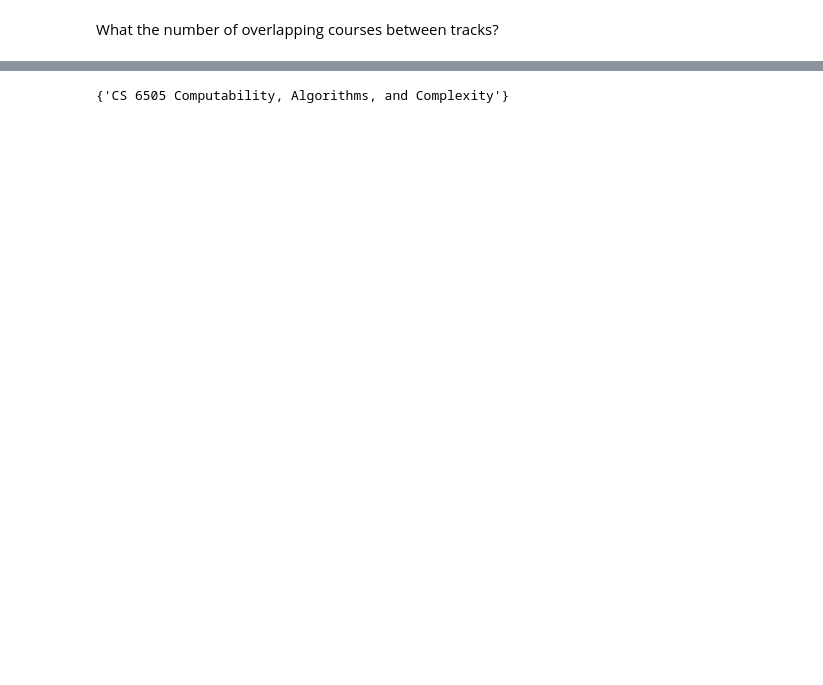
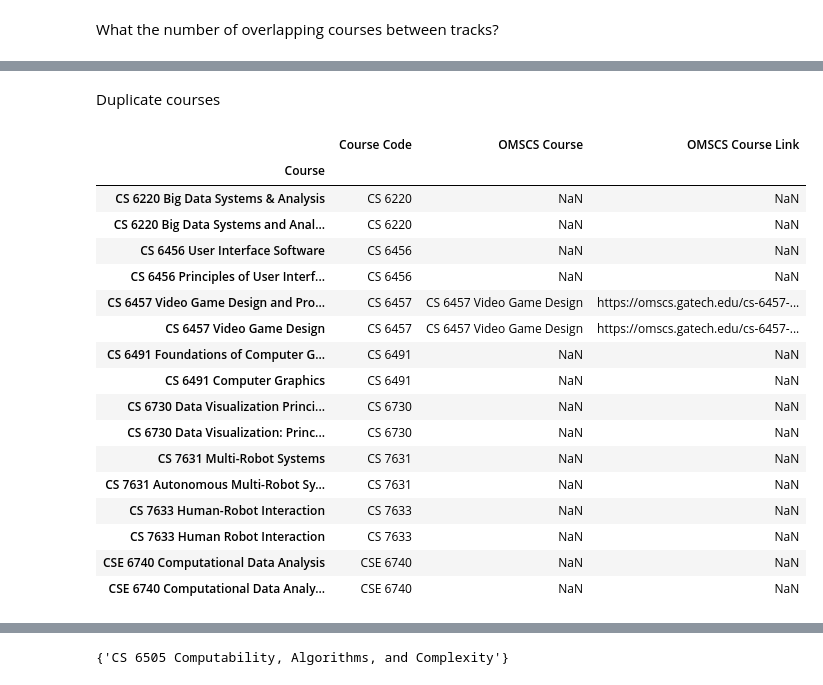
Before and after one commit to zhaoyi3264/gt-mscs, a Jupyter notebook: scrape.ipynb, the cells around one changed output, grey strips where cells are left out. Drawn from its saved outputs; the diff is of its cells as text; code cells hidden in the pictures; blank space fills up the shorter version.

```diff
--- a/scrape.ipynb
+++ b/scrape.ipynb
@@ -412 +360,24 @@ course_to_link.query('`Course Code` == "CS 6457"')
+# %% [markdown]
+Duplicate courses
+# %%
+course_to_omscs_course_info.query(f'`Course Code` in {dup_course_codes.index.to_list()}').sort_values('Course Code')
+# %% [output]
+|  | Course Code | OMSCS Course | OMSCS Course Link |
+| Course |  |  |  |
+| CS 6220 Big Data Systems & Analysis | CS 6220 | NaN | NaN |
+| CS 6220 Big Data Systems and Anal... | CS 6220 | NaN | NaN |
+| CS 6456 User Interface Software | CS 6456 | NaN | NaN |
+| CS 6456 Principles of User Interf... | CS 6456 | NaN | NaN |
+| CS 6457 Video Game Design and Pro... | CS 6457 | CS 6457 Video Game Design | https://omscs.gatech.edu/cs-6457-... |
+| CS 6457 Video Game Design | CS 6457 | CS 6457 Video Game Design | https://omscs.gatech.edu/cs-6457-... |
+| CS 6491 Foundations of Computer G... | CS 6491 | NaN | NaN |
+| CS 6491 Computer Graphics | CS 6491 | NaN | NaN |
+| CS 6730 Data Visualization Princi... | CS 6730 | NaN | NaN |
+| CS 6730 Data Visualization: Princ... | CS 6730 | NaN | NaN |
+| CS 7631 Multi-Robot Systems | CS 7631 | NaN | NaN |
+| CS 7631 Autonomous Multi-Robot Sy... | CS 7631 | NaN | NaN |
+| CS 7633 Human-Robot Interaction | CS 7633 | NaN | NaN |
+| CS 7633 Human Robot Interaction | CS 7633 | NaN | NaN |
+| CSE 6740 Computational Data Analysis | CSE 6740 | NaN | NaN |
+| CSE 6740 Computational Data Analy... | CSE 6740 | NaN | NaN |
 # %%
```
Also changed, not shown: parts of 26 cells of this notebook, 6 other files.
